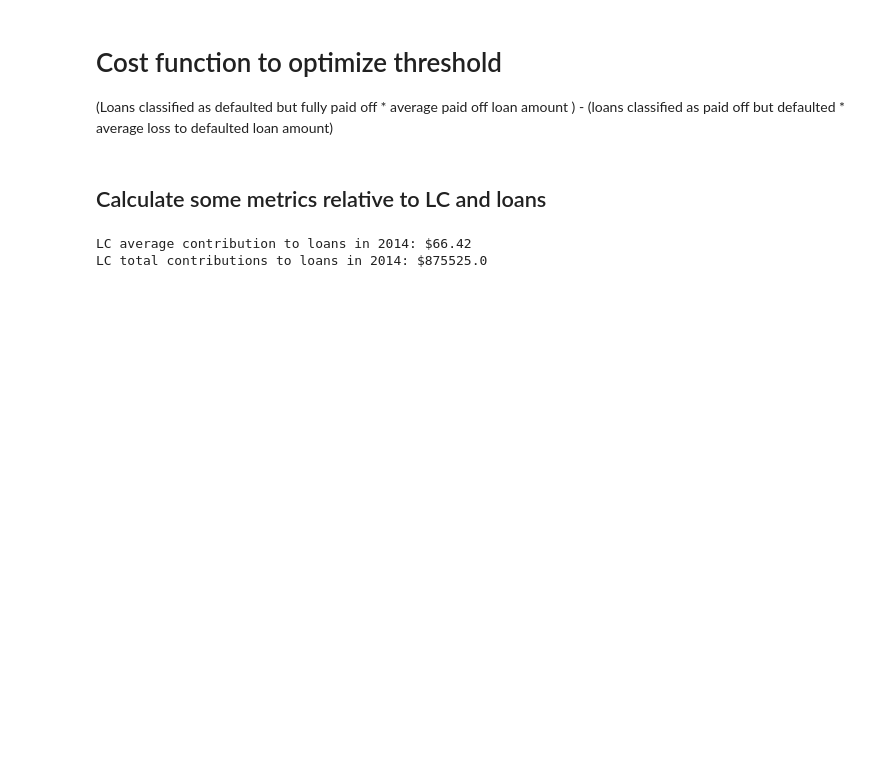
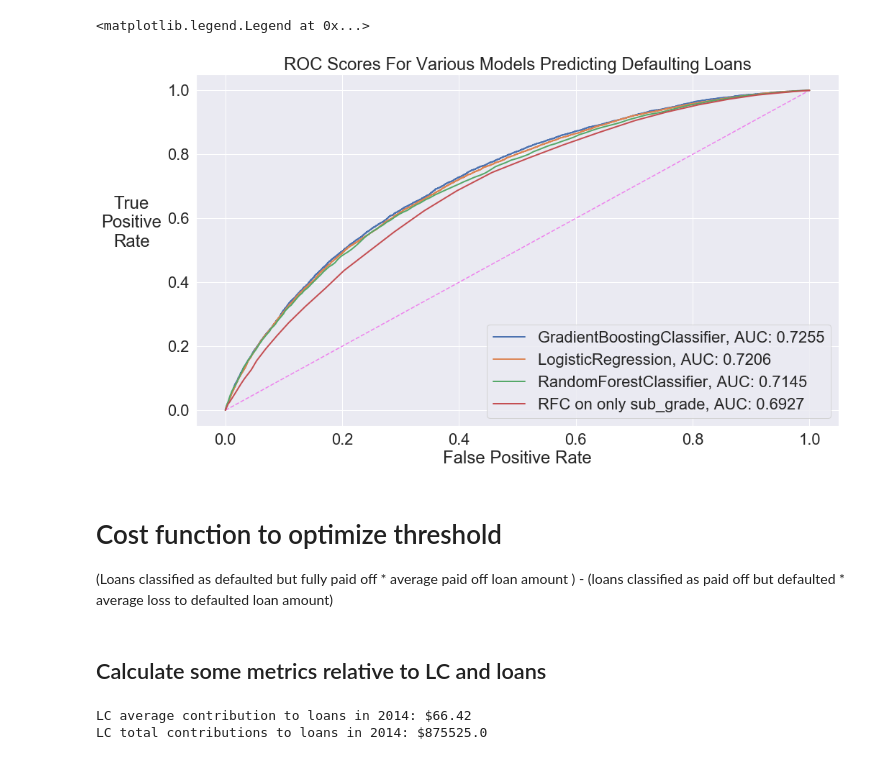
Before and after one commit to jeremyrchow/lending_club_default_model, a Jupyter notebook: Modeling and Graphs.ipynb, the cells around one changed output. Cells and saved outputs as stored; diff of their text form; code cells hidden in the pictures; blank space fills up the shorter version.

```diff
--- a/Modeling and Graphs.ipynb
+++ b/Modeling and Graphs.ipynb
@@ -35,6 +35,12 @@ df_basic= df_temp[['loan_status','sub_grade']]
 #df_temp = df_temp.loc[df_temp['sub_grade'].apply(lambda element: ('B' in element))]
 
 df_temp.drop(columns = 'sub_grade', inplace = True)
+# %%
+rfc = 0
+lm = 0
+gnb = 0
+mlp = 0
+gbc = 0
 # %%
 # Load models
 model_filepath = './models/'
@@ -83,3 +153,7 @@ X_test_standard = scaler.transform(X_test)
 # Standardize all for simplicity
 X_train = X_train_standard
 X_test = X_test_standard
+
+Xb = patsy.dmatrix(patsy_string_from_df(df_basic,'loan_status'),df_basic)
+yb = df_basic['loan_status'].values
+Xb_train, Xb_test, yb_train, yb_test = train_test_split(Xb, yb, test_size=0.2, random_state=123456)
@@ -93,3 +207,48 @@ array([[19001, 15250],
+# %%
+# Fit random forest to basic model (sub_grade only)
+rfc_b = RandomForestClassifier()
+rfc_b.fit(Xb_train,yb_train)
+predicted_b = rfc_b.predict(Xb_test)
+# %%
+
+all_models = [rfc,lm,gnb,mlp, gbc]
+all_models = [gbc,mlp,gnb,lm,rfc]
+models = [ele for ele in all_models if ele]
+
+plt.figure(figsize=(16, 9))
+def plot_models():
+    ''' Plots all models in the models list defined above. Also plots a dotted line\
+    representing the curve of a random model.'''
+    model_info=list()
+    for model in models:
+        fpr, tpr, thresholds = roc_curve(y_test, model.predict_proba(X_test)[:,1])
+        auc_score = roc_auc_score(y_test, model.predict_proba(X_test)[:,1])
+        f1 = f1_score(y_test,model.predict(X_test))
+        model_info.append((model, auc_score,f1))
+        plt.plot(fpr, tpr,lw=2, label = str(model)[:str(model).find('(')] + ', AUC: ' + str(auc_score)[:6])
+
+    #Random guess line
+
+
+
+
+    plt.plot([0,1],[0,1],c='violet',ls='--')
+    plt.xlim([-0.05,1.05])
+    plt.ylim([-0.05,1.05])
+
+    plt.xlabel('False Positive Rate')
+    plt.ylabel('True\nPositive\nRate',rotation = 0, labelpad = 50)
+    plt.title('ROC Scores For Various Models Predicting Defaulting Loans');
+    return model_info
+test = plot_models()
+fpr_b,tpr_b,thresholds = roc_curve(yb_test, rfc_b.predict_proba(Xb_test)[:,1])
+plt.plot(fpr_b,tpr_b,lw=2, label = 'RFC on only sub_grade' +\
+        ', AUC: ' + str(roc_auc_score(yb_test, rfc_b.predict_proba(Xb_test)[:,1]))[:6])
+plt.savefig('./graphs/ROC_curves_all.png', dpi=300, bbox_inches = "tight")
+plt.legend(loc='lower right')
+# %% [output]
+<matplotlib.legend.Legend at 0x...>
+[figure, added]
 # %% [markdown]
 # Cost function to optimize threshold
 
```
Also changed, not shown: parts of 22 cells of this notebook, 6 other files.
